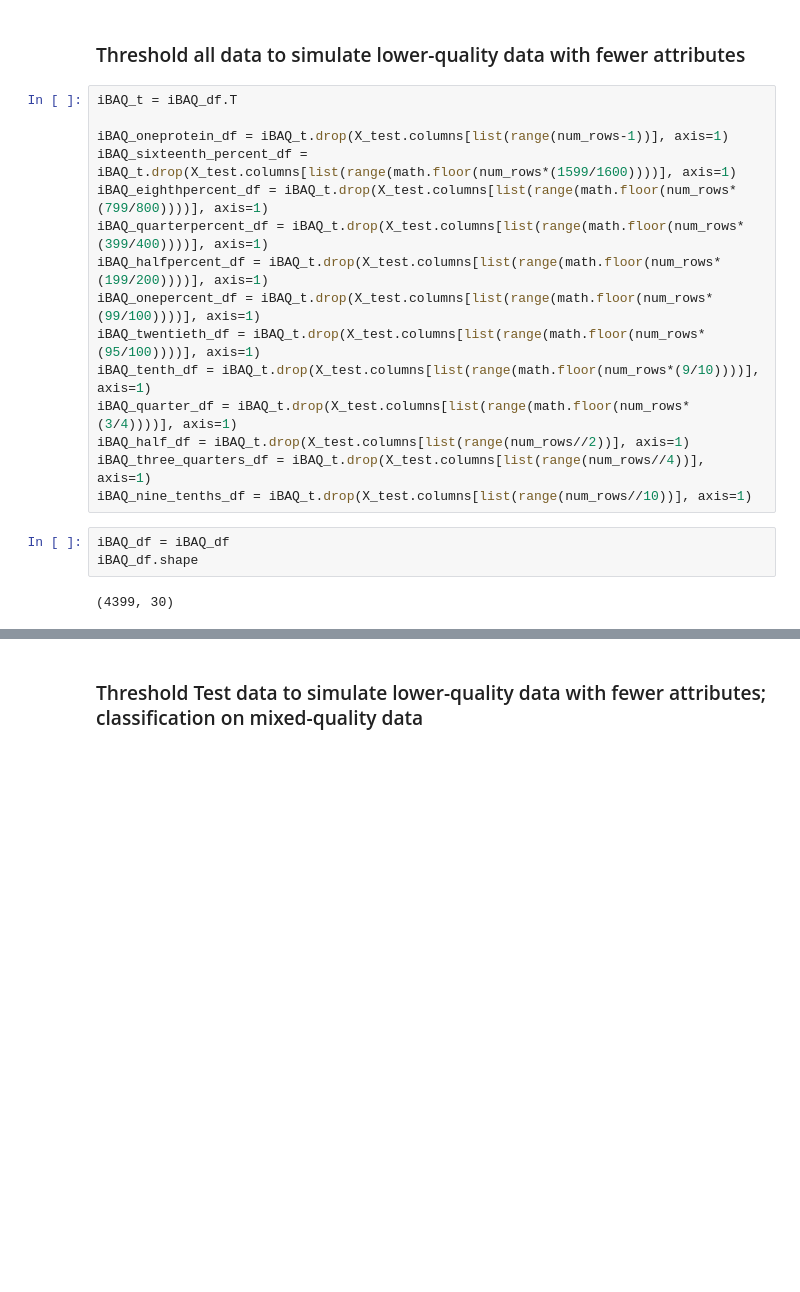
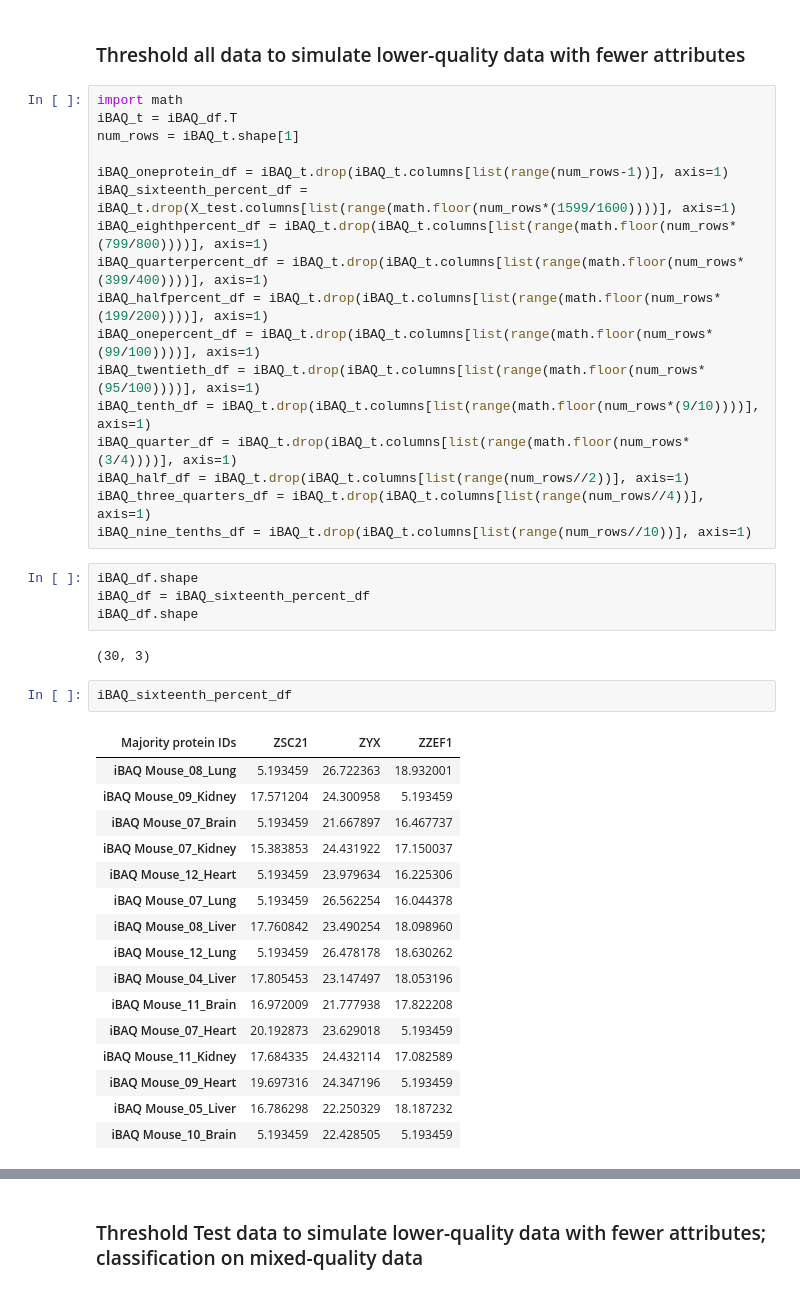
Before and after one commit to PNNL-Comp-Mass-Spec/Tissue_Classification, a Jupyter notebook: Classifiers/Mouse_Tissue_Classifier.ipynb, the cells around one changed output, grey strips where cells are left out. Cells and saved outputs as stored; diff of their text form; blank space fills up the shorter version.

Commit message:
Cleaning up dataframe thresholding

```diff
--- a/Classifiers/Mouse_Tissue_Classifier.ipynb
+++ b/Classifiers/Mouse_Tissue_Classifier.ipynb
@@ -153,22 +153,44 @@ print(X_test.shape)
 # %% [markdown]
 ### Threshold all data to simulate lower-quality data with fewer attributes
 # %%
+import math
 iBAQ_t = iBAQ_df.T
+num_rows = iBAQ_t.shape[1]
 
-iBAQ_oneprotein_df = iBAQ_t.drop(X_test.columns[list(range(num_rows-1))], axis=1)
+iBAQ_oneprotein_df = iBAQ_t.drop(iBAQ_t.columns[list(range(num_rows-1))], axis=1)
 iBAQ_sixteenth_percent_df = iBAQ_t.drop(X_test.columns[list(range(math.floor(num_rows*(1599/1600))))], axis=1)
-iBAQ_eighthpercent_df = iBAQ_t.drop(X_test.columns[list(range(math.floor(num_rows*(799/800))))], axis=1)
-iBAQ_quarterpercent_df = iBAQ_t.drop(X_test.columns[list(range(math.floor(num_rows*(399/400))))], axis=1)
-iBAQ_halfpercent_df = iBAQ_t.drop(X_test.columns[list(range(math.floor(num_rows*(199/200))))], axis=1)
-iBAQ_onepercent_df = iBAQ_t.drop(X_test.columns[list(range(math.floor(num_rows*(99/100))))], axis=1)
-iBAQ_twentieth_df = iBAQ_t.drop(X_test.columns[list(range(math.floor(num_rows*(95/100))))], axis=1)
-iBAQ_tenth_df = iBAQ_t.drop(X_test.columns[list(range(math.floor(num_rows*(9/10))))], axis=1)
-iBAQ_quarter_df = iBAQ_t.drop(X_test.columns[list(range(math.floor(num_rows*(3/4))))], axis=1)
-iBAQ_half_df = iBAQ_t.drop(X_test.columns[list(range(num_rows//2))], axis=1)
-iBAQ_three_quarters_df = iBAQ_t.drop(X_test.columns[list(range(num_rows//4))], axis=1)
-iBAQ_nine_tenths_df = iBAQ_t.drop(X_test.columns[list(range(num_rows//10))], axis=1)
+iBAQ_eighthpercent_df = iBAQ_t.drop(iBAQ_t.columns[list(range(math.floor(num_rows*(799/800))))], axis=1)
+iBAQ_quarterpercent_df = iBAQ_t.drop(iBAQ_t.columns[list(range(math.floor(num_rows*(399/400))))], axis=1)
+iBAQ_halfpercent_df = iBAQ_t.drop(iBAQ_t.columns[list(range(math.floor(num_rows*(199/200))))], axis=1)
+iBAQ_onepercent_df = iBAQ_t.drop(iBAQ_t.columns[list(range(math.floor(num_rows*(99/100))))], axis=1)
+iBAQ_twentieth_df = iBAQ_t.drop(iBAQ_t.columns[list(range(math.floor(num_rows*(95/100))))], axis=1)
+iBAQ_tenth_df = iBAQ_t.drop(iBAQ_t.columns[list(range(math.floor(num_rows*(9/10))))], axis=1)
+iBAQ_quarter_df = iBAQ_t.drop(iBAQ_t.columns[list(range(math.floor(num_rows*(3/4))))], axis=1)
+iBAQ_half_df = iBAQ_t.drop(iBAQ_t.columns[list(range(num_rows//2))], axis=1)
+iBAQ_three_quarters_df = iBAQ_t.drop(iBAQ_t.columns[list(range(num_rows//4))], axis=1)
+iBAQ_nine_tenths_df = iBAQ_t.drop(iBAQ_t.columns[list(range(num_rows//10))], axis=1)
 # %%
-iBAQ_df = iBAQ_df
 iBAQ_df.shape
+iBAQ_df = iBAQ_sixteenth_percent_df
+iBAQ_df.shape
 # %% [output]
-(4399, 30)
+(30, 3)
+# %%
+iBAQ_sixteenth_percent_df
+# %% [output]
+| Majority protein IDs | ZSC21 | ZYX | ZZEF1 |
+| iBAQ Mouse_08_Lung | 5.193459 | 26.722363 | 18.932001 |
+| iBAQ Mouse_09_Kidney | 17.571204 | 24.300958 | 5.193459 |
+| iBAQ Mouse_07_Brain | 5.193459 | 21.667897 | 16.467737 |
+| iBAQ Mouse_07_Kidney | 15.383853 | 24.431922 | 17.150037 |
+| iBAQ Mouse_12_Heart | 5.193459 | 23.979634 | 16.225306 |
+| iBAQ Mouse_07_Lung | 5.193459 | 26.562254 | 16.044378 |
+| iBAQ Mouse_08_Liver | 17.760842 | 23.490254 | 18.098960 |
+| iBAQ Mouse_12_Lung | 5.193459 | 26.478178 | 18.630262 |
+| iBAQ Mouse_04_Liver | 17.805453 | 23.147497 | 18.053196 |
+| iBAQ Mouse_11_Brain | 16.972009 | 21.777938 | 17.822208 |
+| iBAQ Mouse_07_Heart | 20.192873 | 23.629018 | 5.193459 |
+| iBAQ Mouse_11_Kidney | 17.684335 | 24.432114 | 17.082589 |
+| iBAQ Mouse_09_Heart | 19.697316 | 24.347196 | 5.193459 |
+| iBAQ Mouse_05_Liver | 16.786298 | 22.250329 | 18.187232 |
+| iBAQ Mouse_10_Brain | 5.193459 | 22.428505 | 5.193459 |
```
Also changed, not shown: parts of 2 cells of this notebook.
